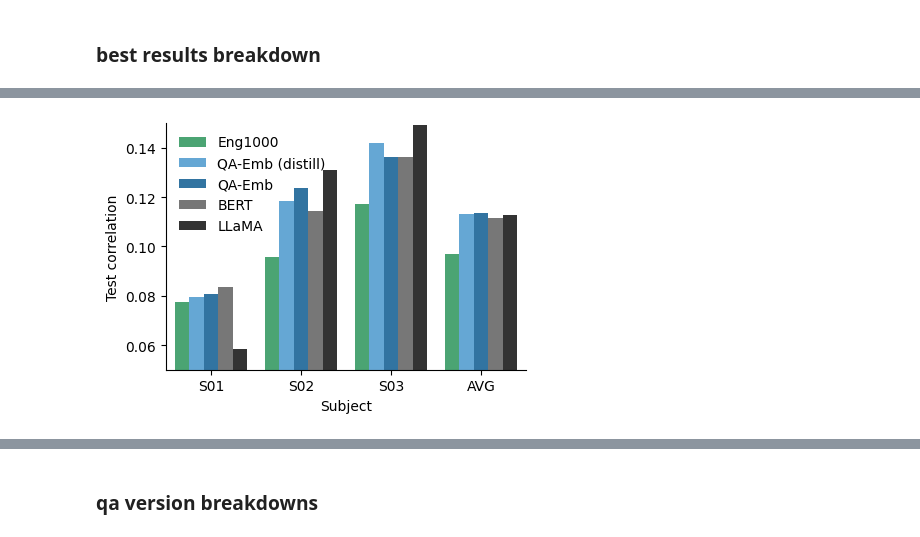
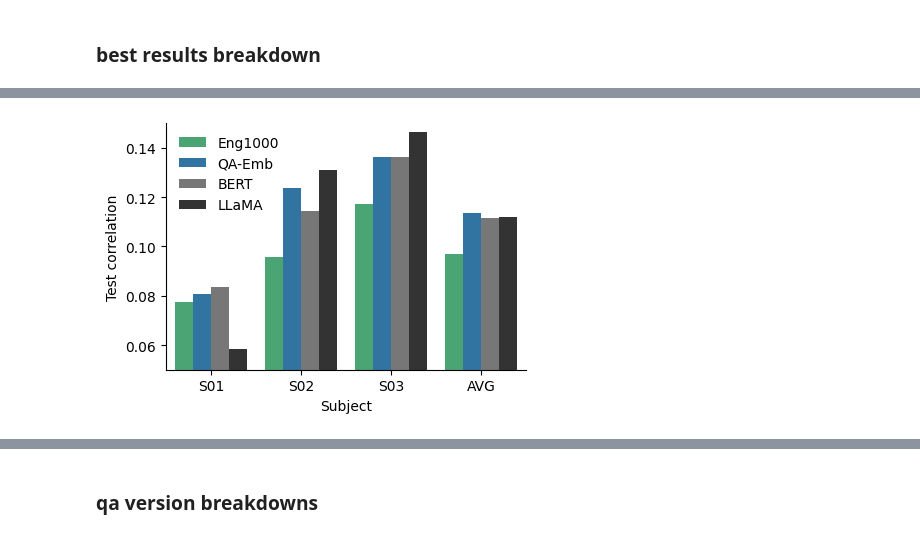
Before and after one commit to csinva/interpretable-embeddings, a Jupyter notebook: notebooks/01_encoding.ipynb, the cells around one changed output, grey strips where cells are left out. Drawn from its saved outputs; the diff is of its cells as text; code cells hidden in the pictures.

```diff
--- a/notebooks/01_encoding.ipynb
+++ b/notebooks/01_encoding.ipynb
@@ -76,6 +76,8 @@ d = d.first().reset_index()
 # display(d)
 tab = d.pivot_table(index='subject', columns='feature_space_simplified',
                     values='corrs_test_mean', aggfunc='mean')
+# d.pivot_table(index='subject', columns='feature_space_simplified',
+#                     values='corrs_test_mean_sem', aggfunc='mean')
 
 # # add average row
 tab.loc['AVG'] = tab.mean()
@@ -88,7 +90,8 @@ tab.columns = tab.columns.map(lambda x: {
     'eng1000': 'Eng1000',
     'llama': 'LLaMA',
     'qa_embedder-10': 'QA-Emb',
-    'finetune_roberta-base-10': 'QA-Emb (distill)',
+    'finetune_roberta-base-10': 'QA-Emb (distill logits)',
+    'finetune_roberta-base_binary-10': 'QA-Emb (distill)',
 }.get(x, x))
 
 plot_data = tab.melt(id_vars='Subject',
@@ -98,8 +101,9 @@ plt.figure(figsize=(4.5, 3.2))
 sns.barplot(
     plot_data, x='Subject', y='corrs_test_mean',
     hue='feature_space_simplified',
-    hue_order=['Eng1000', 'QA-Emb (distill)', 'QA-Emb', 'BERT', 'LLaMA'],
-    palette=['mediumseagreen', '#52aae7', 'C0', '#777', '#333'])  # 'C0', '#004481'
+    hue_order=[
+        'Eng1000', 'QA-Emb', 'BERT', 'LLaMA'],
+    palette=['mediumseagreen', 'C0', '#777', '#333'])  # blues: '#52aae7', 'C0', '#004481'
 # move legend outside
 plt.legend(loc='upper left', frameon=False)  # , bbox_to_anchor=(0.75, 1.2))
 plt.ylabel('Test correlation')
@@ -117 +121 @@ plt.show()
-[figure, old version]
+[figure, new version]
```
Also changed, not shown: parts of 8 cells of this notebook, 17 other files.
